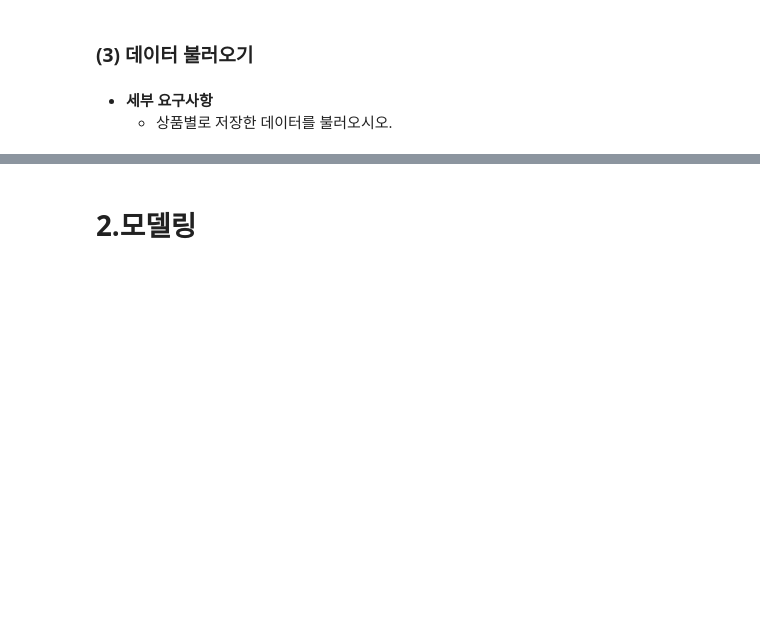
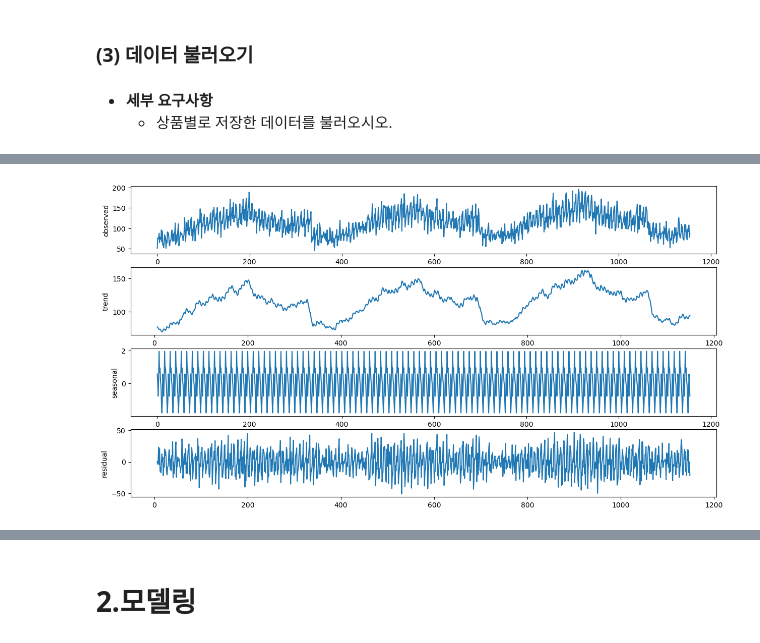
Before and after one commit to youse0ng/Optimization-Qauntity-TimeSeries, a Jupyter notebook: 3.모델링 및 비즈니스 평가.ipynb, the cells around one changed output, grey strips where cells are left out. Saved outputs shown, nothing was run; the diff lists cells and outputs as text; code cells hidden in the pictures; blank space fills up the shorter version.

```diff
--- a/3.모델링 및 비즈니스 평가.ipynb
+++ b/3.모델링 및 비즈니스 평가.ipynb
@@ -104,3 +97,6 @@ def plot_model_result(y_train, y_val, pred) :
 # %% [markdown]
 * **세부 요구사항**
     - 상품별로 저장한 데이터를 불러오시오.
+# %%
+mydataset = joblib.load('myinterested_file_2.pkl')
+mydataset
@@ -106,0 +117,24 @@ def plot_model_result(y_train, y_val, pred) :
+# %%
+decomp = sm.tsa.seasonal_decompose(mydataset['Qty'], model = 'additive', period = 12)
+result = pd.DataFrame({'observed':decomp.observed, 'trend':decomp.trend, 'seasonal':decomp.seasonal, 'residual':decomp.resid})
+
+plt.figure(figsize=(15, 8))
+
+plt.subplot(4,1,1)
+plt.plot(result['observed'])
+plt.ylabel('observed')
+
+plt.subplot(4,1,2)
+plt.plot(result['trend'])
+plt.ylabel('trend')
+
+plt.subplot(4,1,3)
+plt.plot(result['seasonal'])
+plt.ylabel('seasonal')
+
+plt.subplot(4,1,4)
+plt.plot(result['residual'])
+plt.ylabel('residual')
+plt.show()
+# %% [output]
+[figure, added]
```
Also changed, not shown: parts of 37 cells of this notebook, 16 other files.
